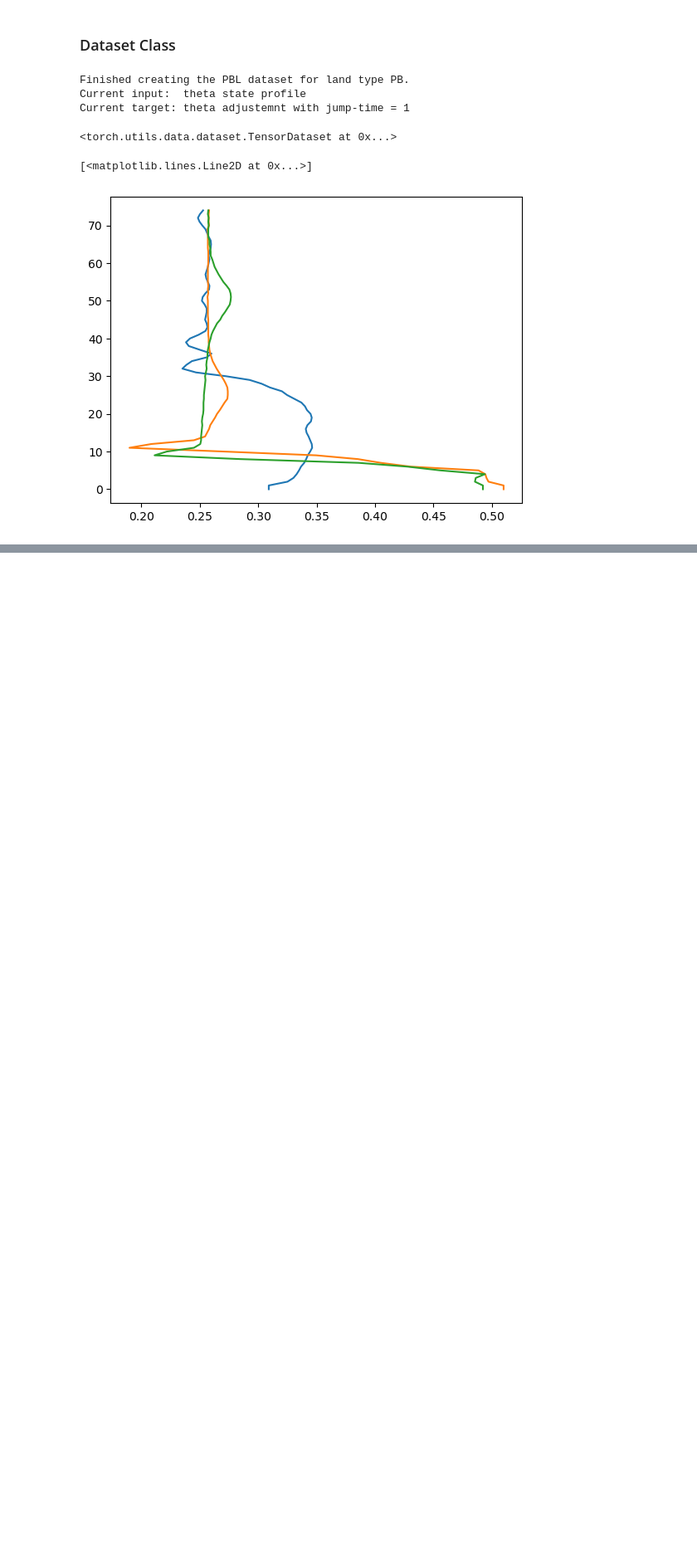
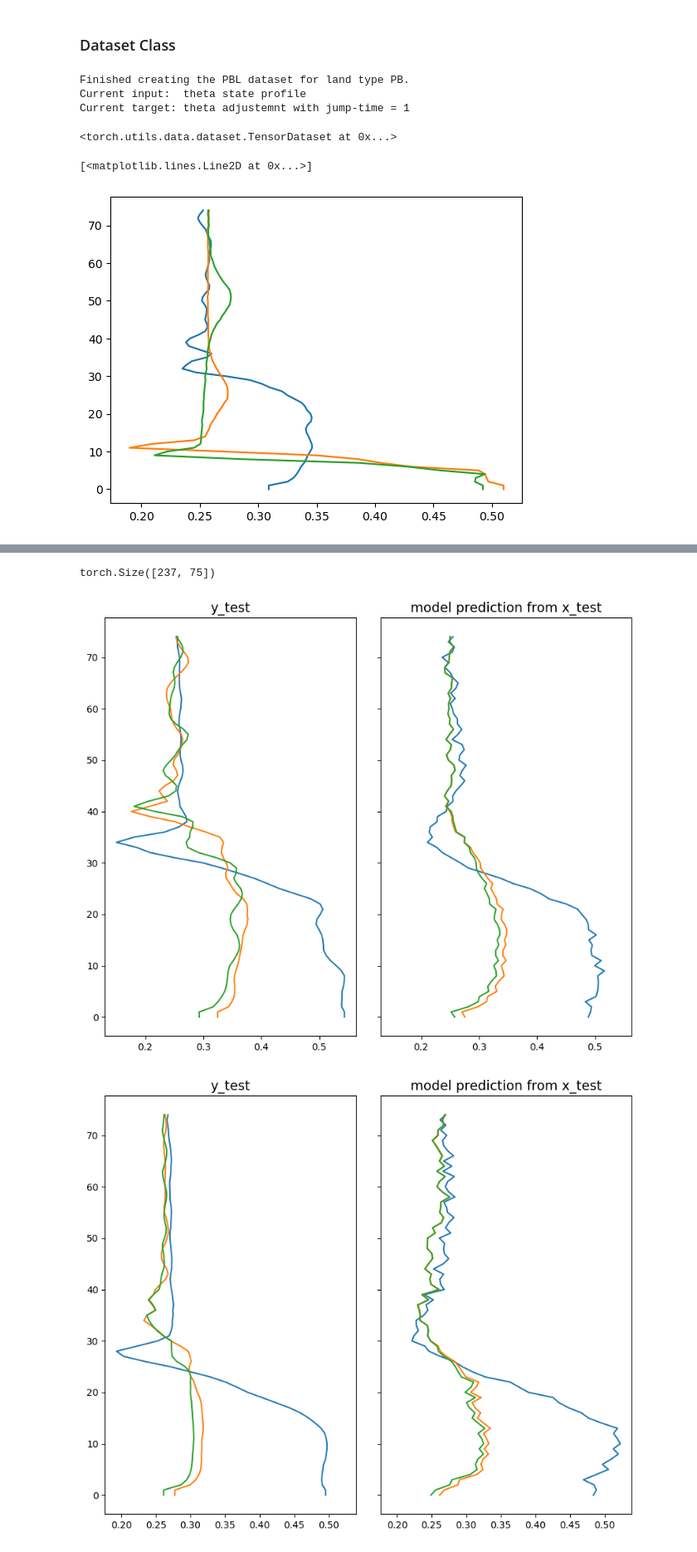
Before and after one commit to Stacy-Guo227/2024_CloudDynamics, a Jupyter notebook: CODE/all_lu_cnn1.ipynb, the cells around one changed output, grey strips where cells are left out. Shown at 83% size. Drawn from its saved outputs; the diff is of its cells as text; code cells hidden in the pictures; blank space fills up the shorter version.

```diff
--- a/CODE/all_lu_cnn1.ipynb
+++ b/CODE/all_lu_cnn1.ipynb
@@ -288,0 +462,21 @@ plt.plot(ds_class_temp.TargetTest[200, 0, :], np.arange(75))
+# %%
+bu_ytest.shape
+# %% [output]
+torch.Size([237, 75])
+# %%
+for lu in lu_list:
+    lu_data_dict = np.load(f'/home/ch995334/2024ClDyn/TemporaryData/ModelData/all_lu_cnn1/{lu}.npy', allow_pickle=True).item()
+    lu_ytest= lu_data_dict['TargetTest']
+    fig, ax = plt.subplots(1, 2, sharex=True, sharey=True, figsize=(10, 8), gridspec_kw={'wspace':0.1})
+    ax[0].plot(lu_ytest[10, :], np.arange(75))
+    ax[0].plot(lu_ytest[15, :], np.arange(75))
+    ax[0].plot(lu_ytest[30, :], np.arange(75))
+    ax[0].set_title('y_test', fontsize=14)
+
+    ax[1].plot(nn_dict_all_lu[lu]['prediction'][10, :], np.arange(75))
+    ax[1].plot(nn_dict_all_lu[lu]['prediction'][15, :], np.arange(75))
+    ax[1].plot(nn_dict_all_lu[lu]['prediction'][30, :], np.arange(75))
+    ax[1].set_title('model prediction from x_test', fontsize=14)
+# %% [output]
+[figure, added]
+[figure, added]
```
Also changed, not shown: parts of 21 cells of this notebook.
